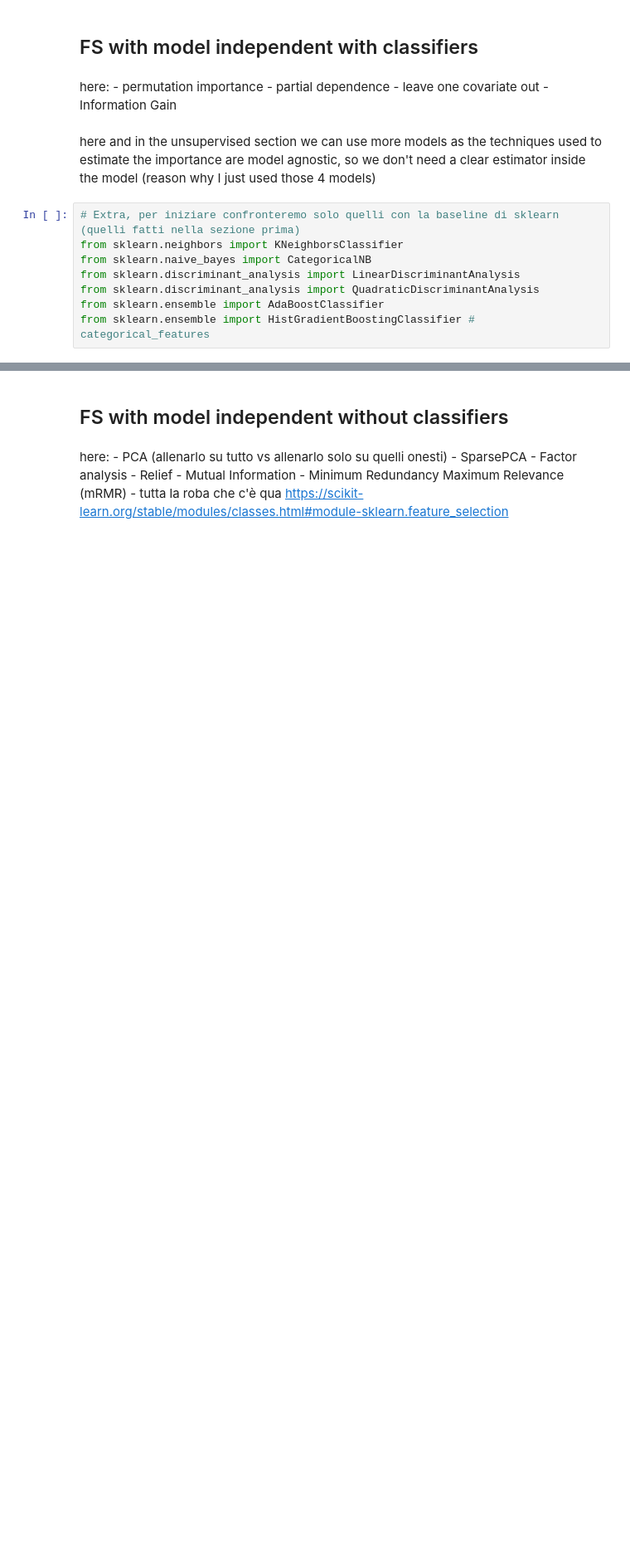
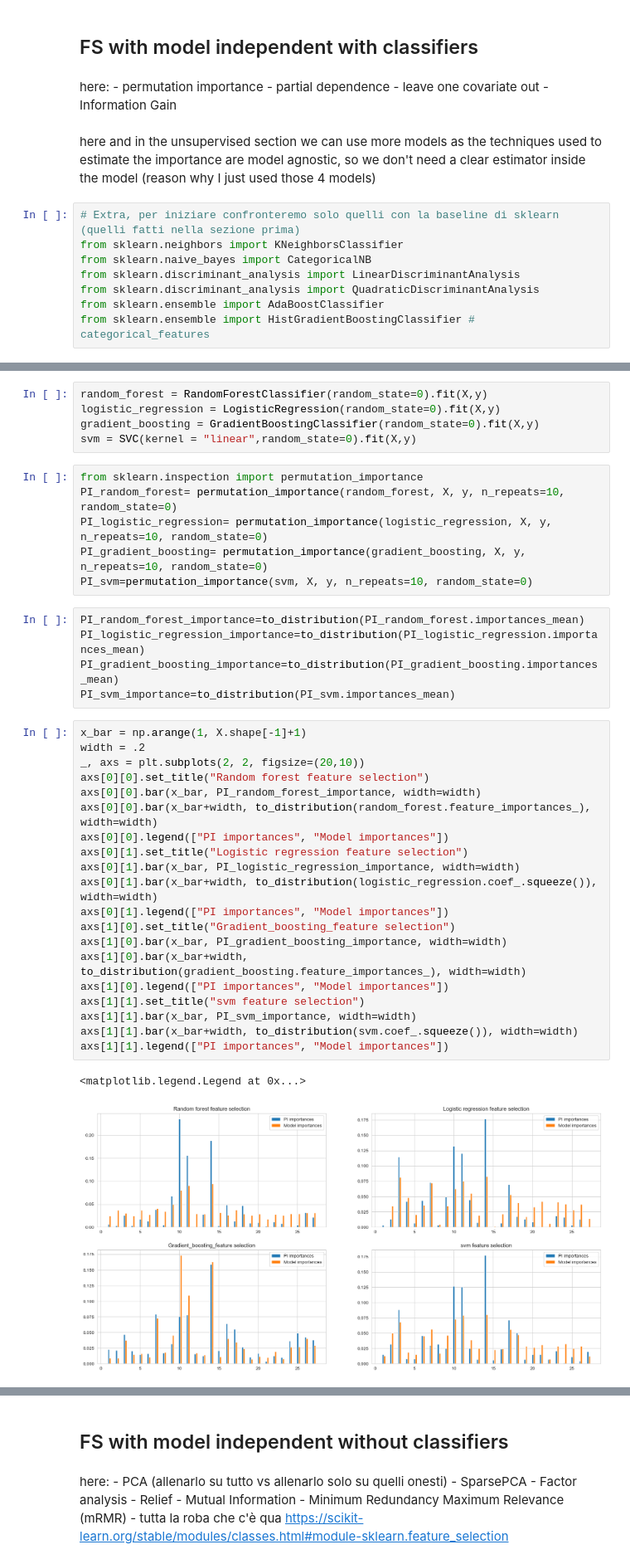
Before and after one commit to AlbertoSinigaglia/cognitive-replication-problem, a Jupyter notebook: prj.ipynb, the cells around one changed output, grey strips where cells are left out. Shown at 83% size. Drawn from its saved outputs; the diff is of its cells as text; blank space fills up the shorter version.

```diff
--- a/prj.ipynb
+++ b/prj.ipynb
@@ -470,0 +479,39 @@ from sklearn.ensemble import HistGradientBoostingClassifier # categorical_featur
+# %%
+random_forest = RandomForestClassifier(random_state=0).fit(X,y)
+logistic_regression = LogisticRegression(random_state=0).fit(X,y)
+gradient_boosting = GradientBoostingClassifier(random_state=0).fit(X,y)
+svm = SVC(kernel = "linear",random_state=0).fit(X,y)
+# %%
+from sklearn.inspection import permutation_importance
+PI_random_forest= permutation_importance(random_forest, X, y, n_repeats=10, random_state=0)
+PI_logistic_regression= permutation_importance(logistic_regression, X, y, n_repeats=10, random_state=0)
+PI_gradient_boosting= permutation_importance(gradient_boosting, X, y, n_repeats=10, random_state=0)
+PI_svm=permutation_importance(svm, X, y, n_repeats=10, random_state=0)
+# %%
+PI_random_forest_importance=to_distribution(PI_random_forest.importances_mean)
+PI_logistic_regression_importance=to_distribution(PI_logistic_regression.importances_mean)
+PI_gradient_boosting_importance=to_distribution(PI_gradient_boosting.importances_mean)
+PI_svm_importance=to_distribution(PI_svm.importances_mean)
+# %%
+x_bar = np.arange(1, X.shape[-1]+1)
+width = .2
+_, axs = plt.subplots(2, 2, figsize=(20,10))
+axs[0][0].set_title("Random forest feature selection")
+axs[0][0].bar(x_bar, PI_random_forest_importance, width=width)
+axs[0][0].bar(x_bar+width, to_distribution(random_forest.feature_importances_), width=width)
+axs[0][0].legend(["PI importances", "Model importances"])
+axs[0][1].set_title("Logistic regression feature selection")
+axs[0][1].bar(x_bar, PI_logistic_regression_importance, width=width)
+axs[0][1].bar(x_bar+width, to_distribution(logistic_regression.coef_.squeeze()), width=width)
+axs[0][1].legend(["PI importances", "Model importances"])
+axs[1][0].set_title("Gradient_boosting_feature selection")
+axs[1][0].bar(x_bar, PI_gradient_boosting_importance, width=width)
+axs[1][0].bar(x_bar+width, to_distribution(gradient_boosting.feature_importances_), width=width)
+axs[1][0].legend(["PI importances", "Model importances"])
+axs[1][1].set_title("svm feature selection")
+axs[1][1].bar(x_bar, PI_svm_importance, width=width)
+axs[1][1].bar(x_bar+width, to_distribution(svm.coef_.squeeze()), width=width)
+axs[1][1].legend(["PI importances", "Model importances"])
+# %% [output]
+<matplotlib.legend.Legend at 0x...>
+[figure, added]
```
Also changed, not shown: parts of 61 cells of this notebook.
